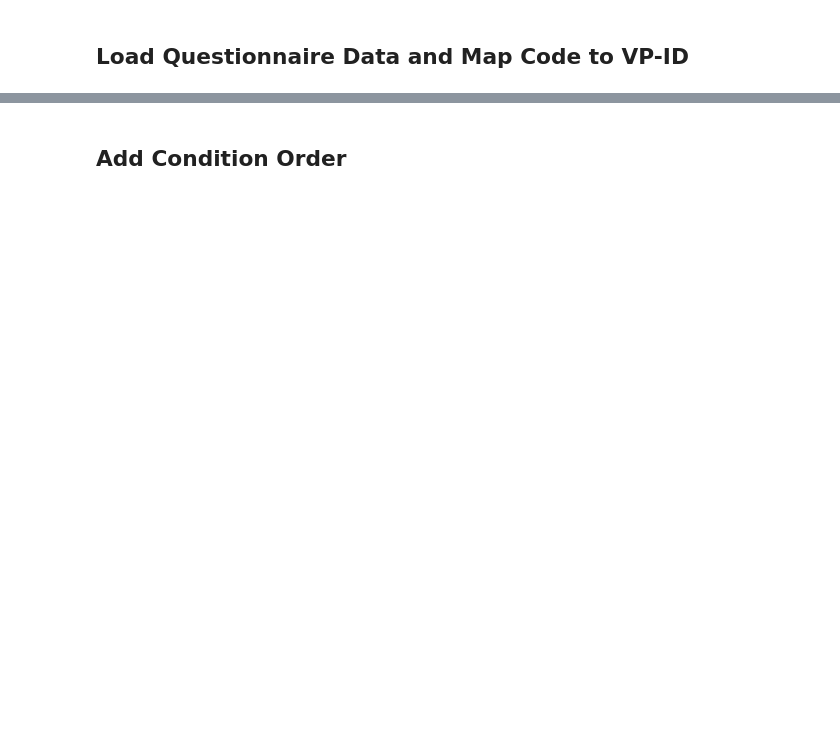
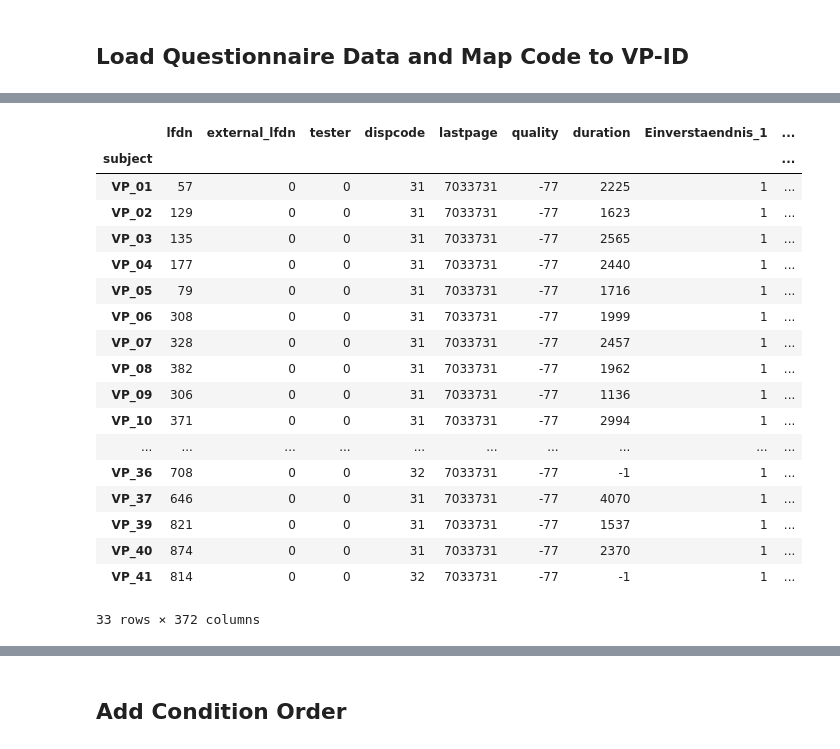
Before and after one commit to empkins/empkins-d03-preprocessing, a Jupyter notebook: experiments/2022_05_macro/unipark/Questionnaire_Data_Merge.ipynb, the cells around one changed output, grey strips where cells are left out. Saved outputs shown, nothing was run; the diff lists cells and outputs as text; code cells hidden in the pictures; blank space fills up the shorter version.

```diff
--- a/experiments/2022_05_macro/unipark/Questionnaire_Data_Merge.ipynb
+++ b/experiments/2022_05_macro/unipark/Questionnaire_Data_Merge.ipynb
@@ -56,0 +92,25 @@ quest_data.head()
+# %%
+# keep last entry for each subject
+quest_data = quest_data.groupby("subject").last()
+# %%
+quest_data
+# %% [output]
+|  | lfdn | external_lfdn | tester | dispcode | lastpage | quality | duration | Einverstaendnis_1 | ... |
+| subject |  |  |  |  |  |  |  |  | ... |
+| VP_01 | 57 | 0 | 0 | 31 | 7033731 | -77 | 2225 | 1 | ... |
+| VP_02 | 129 | 0 | 0 | 31 | 7033731 | -77 | 1623 | 1 | ... |
+| VP_03 | 135 | 0 | 0 | 31 | 7033731 | -77 | 2565 | 1 | ... |
+| VP_04 | 177 | 0 | 0 | 31 | 7033731 | -77 | 2440 | 1 | ... |
+| VP_05 | 79 | 0 | 0 | 31 | 7033731 | -77 | 1716 | 1 | ... |
+| VP_06 | 308 | 0 | 0 | 31 | 7033731 | -77 | 1999 | 1 | ... |
+| VP_07 | 328 | 0 | 0 | 31 | 7033731 | -77 | 2457 | 1 | ... |
+| VP_08 | 382 | 0 | 0 | 31 | 7033731 | -77 | 1962 | 1 | ... |
+| VP_09 | 306 | 0 | 0 | 31 | 7033731 | -77 | 1136 | 1 | ... |
+| VP_10 | 371 | 0 | 0 | 31 | 7033731 | -77 | 2994 | 1 | ... |
+| ... | ... | ... | ... | ... | ... | ... | ... | ... | ... |
+| VP_36 | 708 | 0 | 0 | 32 | 7033731 | -77 | -1 | 1 | ... |
+| VP_37 | 646 | 0 | 0 | 31 | 7033731 | -77 | 4070 | 1 | ... |
+| VP_39 | 821 | 0 | 0 | 31 | 7033731 | -77 | 1537 | 1 | ... |
+| VP_40 | 874 | 0 | 0 | 31 | 7033731 | -77 | 2370 | 1 | ... |
+| VP_41 | 814 | 0 | 0 | 32 | 7033731 | -77 | -1 | 1 | ... |
+33 rows × 372 columns
```
Also changed, not shown: parts of 16 cells of this notebook.
